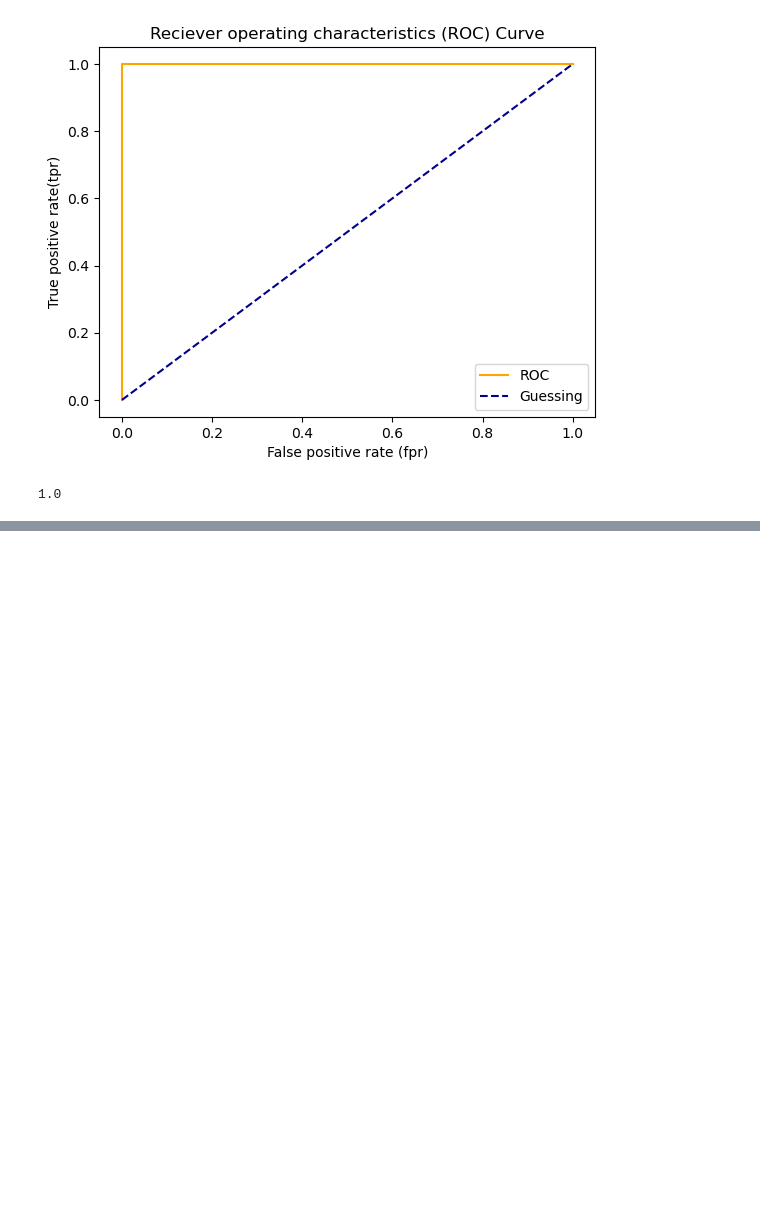
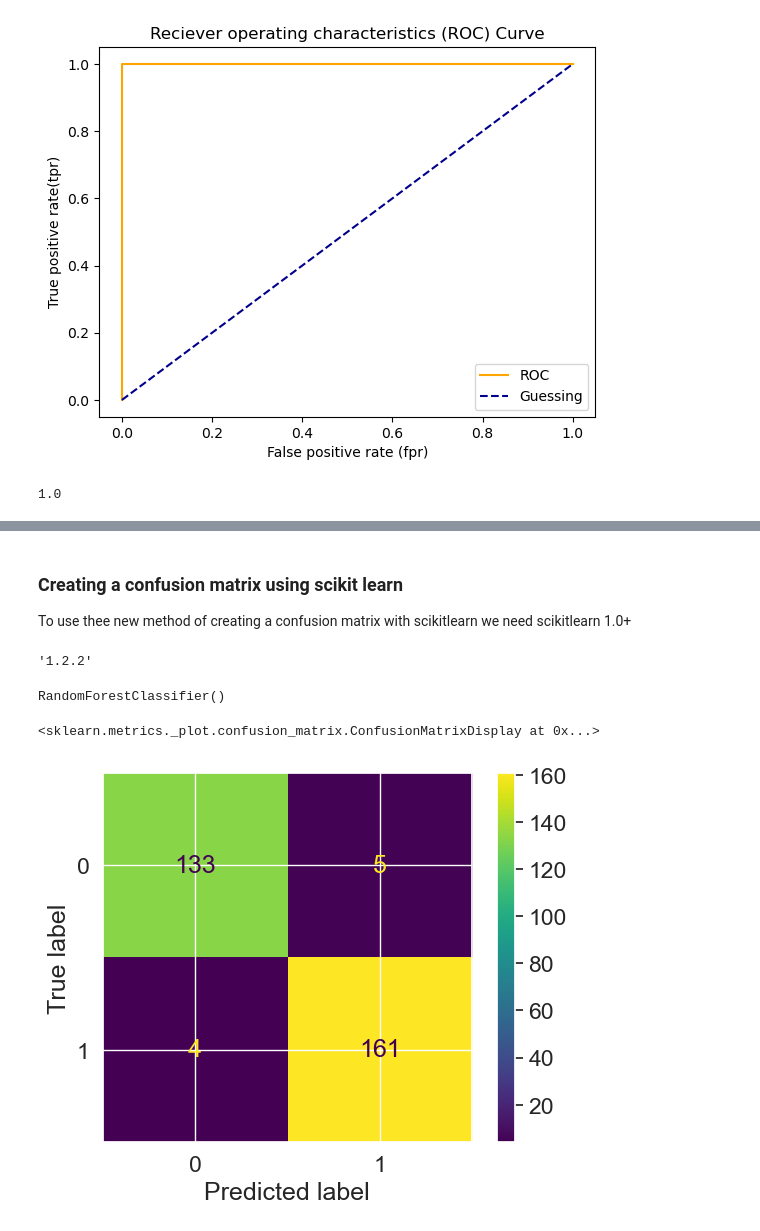
Before and after one commit to Godswillben/Machine-learning-practice, a Jupyter notebook: 2/sample_project_1/Introduction-to-scikit-learn.ipynb, the cells around one changed output, grey strips where cells are left out. Drawn from its saved outputs; the diff is of its cells as text; code cells hidden in the pictures; blank space fills up the shorter version.

Commit message:
scikit learn basics

```diff
--- a/2/sample_project_1/Introduction-to-scikit-learn.ipynb
+++ b/2/sample_project_1/Introduction-to-scikit-learn.ipynb
@@ -1363,0 +1358,19 @@ sklearn.__version__
+# %% [markdown]
+### Creating a confusion matrix using scikit learn
+To use thee new method of creating a confusion matrix with scikitlearn we need scikitlearn 1.0+
+# %%
+import sklearn
+sklearn.__version__
+# %% [output]
+'1.2.2'
+# %%
+clf
+# %% [output]
+RandomForestClassifier()
+# %%
+from sklearn.metrics import ConfusionMatrixDisplay
+
+ConfusionMatrixDisplay.from_estimator(estimator=clf, X=x, y=y)
+# %% [output]
+<sklearn.metrics._plot.confusion_matrix.ConfusionMatrixDisplay at 0x...>
+[figure, added]
```
Also changed, not shown: parts of 15 cells of this notebook.
